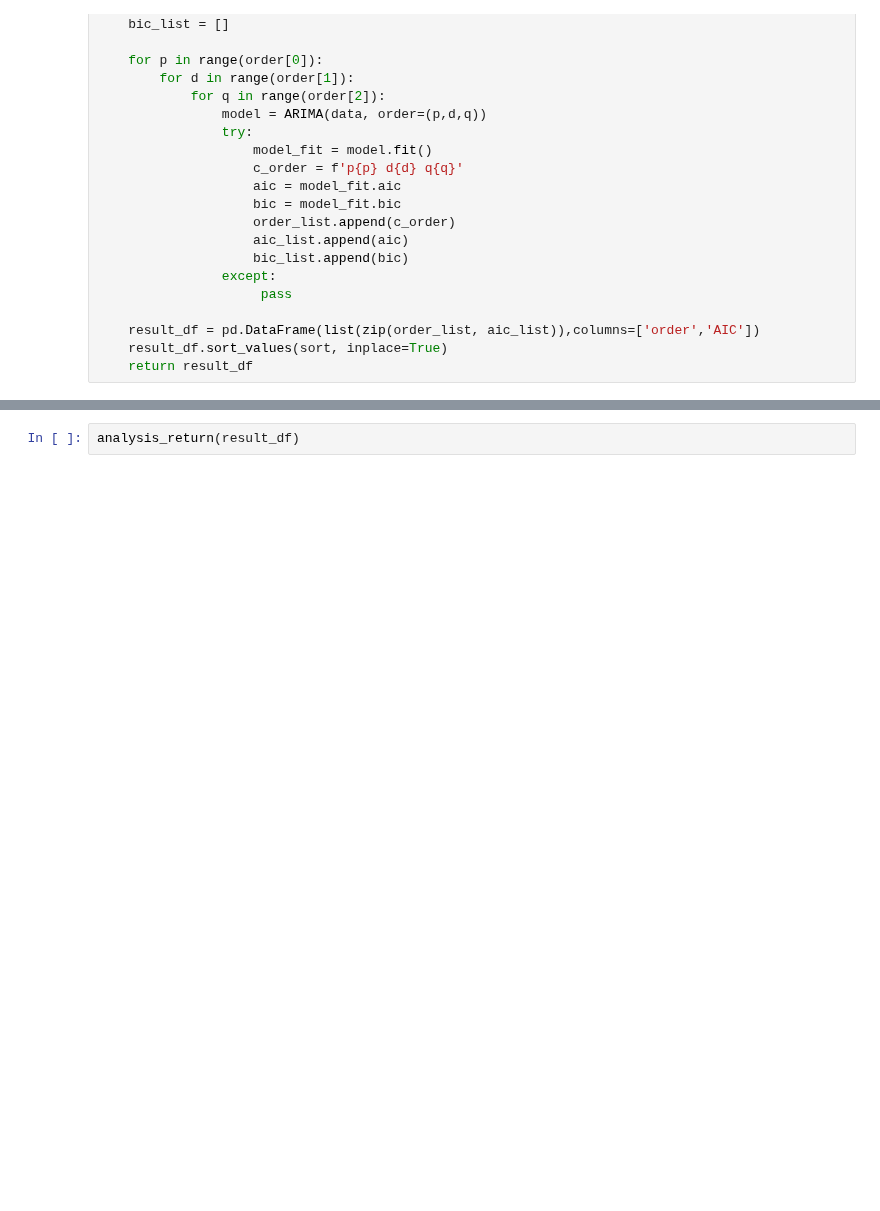
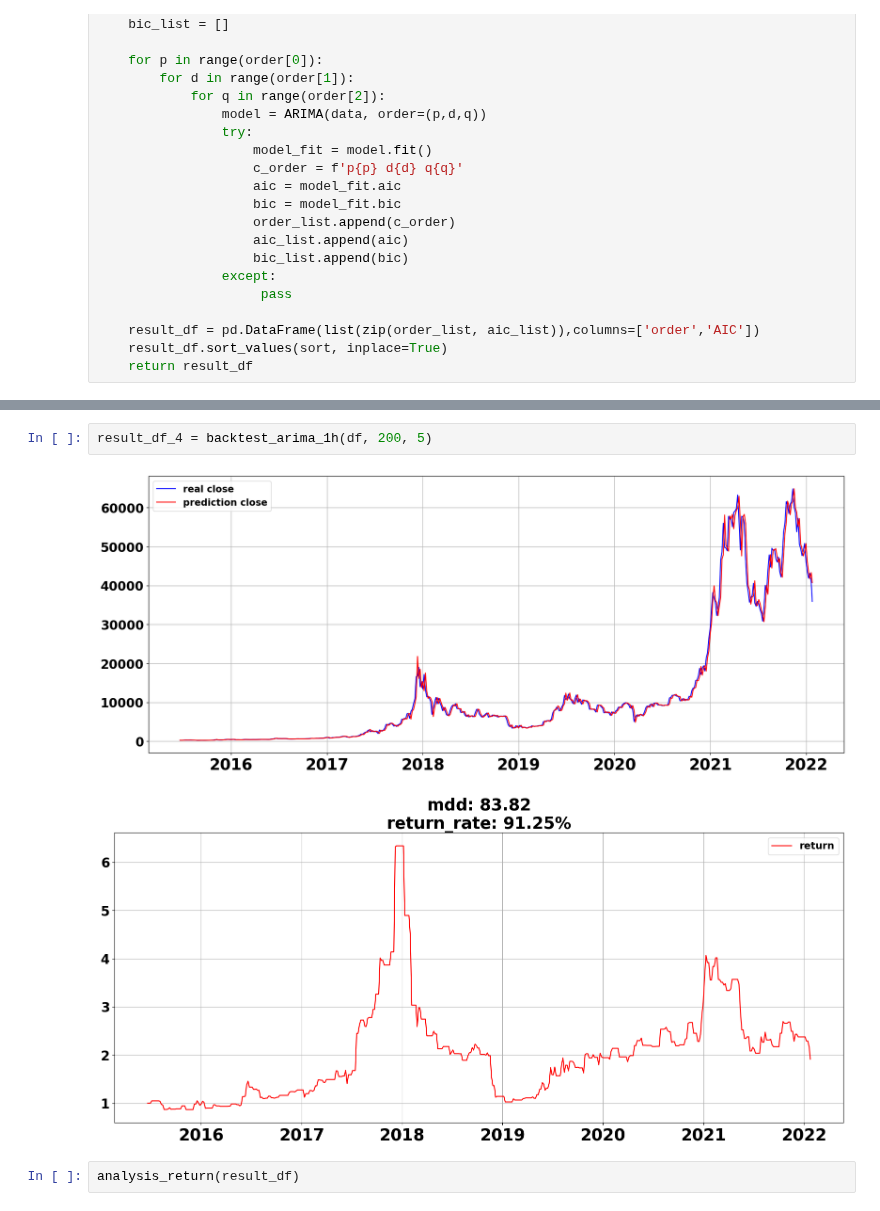
Before and after one commit to happysms/RuleBase-VS-TimeSeries-Algorithm, a Jupyter notebook: Arima/arima.ipynb, the cells around one changed output, grey strips where cells are left out. Saved outputs shown, nothing was run; the diff lists cells and outputs as text; blank space fills up the shorter version.

```diff
--- a/Arima/arima.ipynb
+++ b/Arima/arima.ipynb
@@ -210,3 +262,8 @@ result_df = backtest_arima_1h(df, 200, 24)
+# %%
+result_df_4 = backtest_arima_1h(df, 200, 5)
+# %% [output]
+[figure, added]
+[figure, added]
 # %%
 analysis_return(result_df)
 # %% [output]
```
Also changed, not shown: parts of 16 cells of this notebook.
